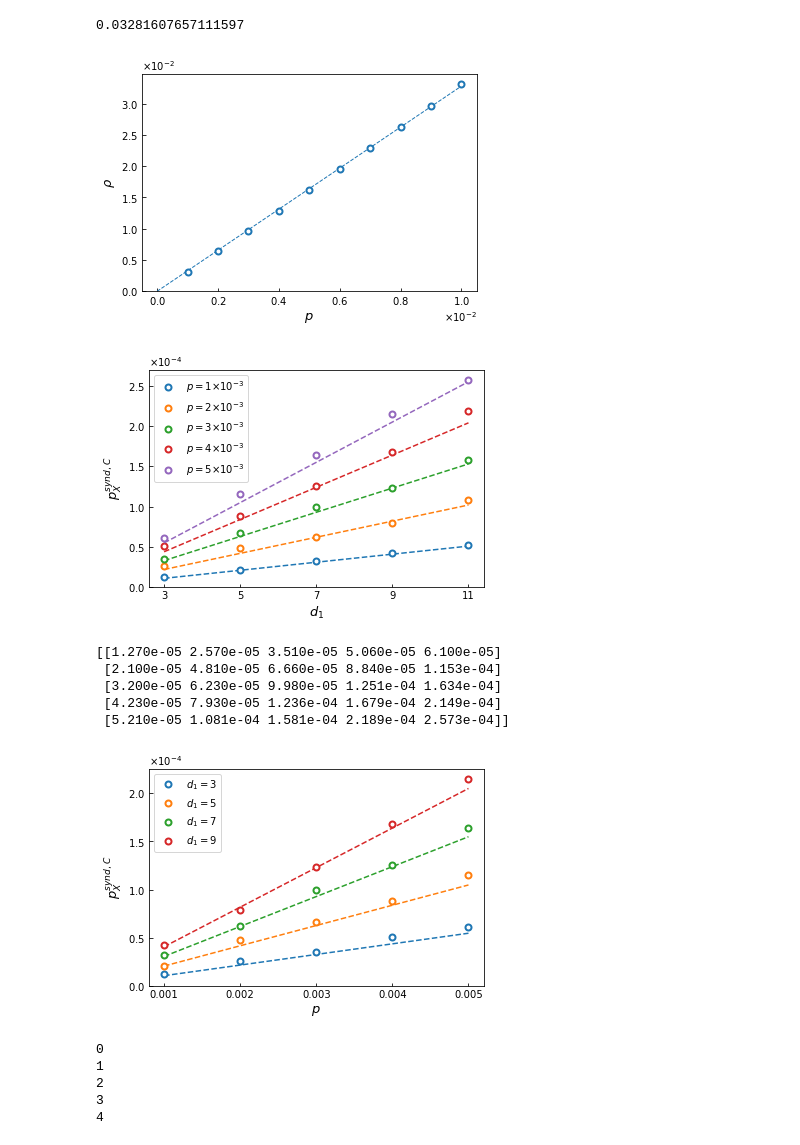
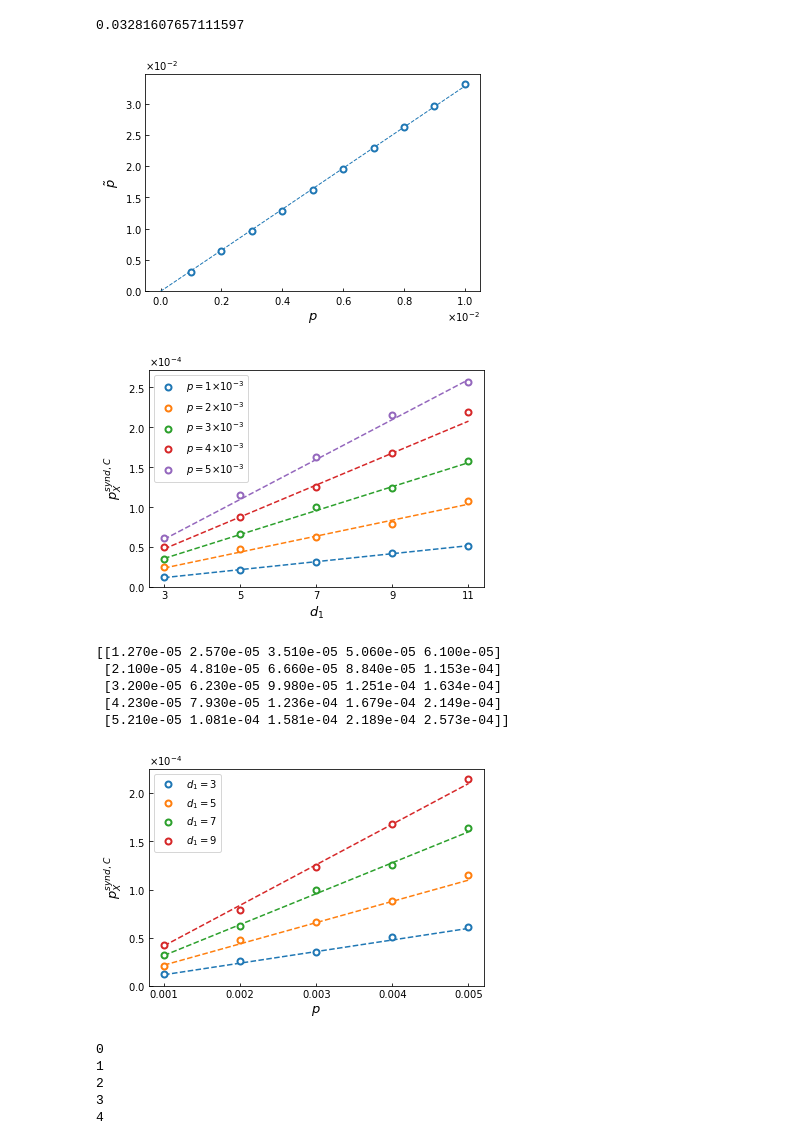
Before and after one commit to kono0924/Fujii-lab, a Jupyter notebook: logical_gate/csv_view.ipynb, the cells around one changed output. Cells and saved outputs as stored; diff of their text form; code cells hidden in the pictures.

```diff
--- a/logical_gate/csv_view.ipynb
+++ b/logical_gate/csv_view.ipynb
@@ -376,7 +376,7 @@ fig, ax = plt.subplots()
 ax.plot([0,1/100], [0, k] ,marker='',linewidth=1,color=cm(0),linestyle="dashed")
 ax.plot(p_list/100, fin_p_list,marker='o',linewidth=0,markerfacecolor="w",markeredgewidth=2,color=cm(0))
 ax.set_xlabel(r"$p$", fontsize=13)
-ax.set_ylabel(r"$\rho$", fontsize=13)
+ax.set_ylabel(r"$\tilde{p}$", fontsize=13)
 #ax.set_xlim(0,)
 ax.set_ylim(0,)
 ax.xaxis.set_major_formatter(ptick.ScalarFormatter(useMathText=True))
@@ -384,7 +384,7 @@ ax.ticklabel_format(style="sci",  axis="x",scilimits=(0,0))
 ax.yaxis.set_major_formatter(ptick.ScalarFormatter(useMathText=True))
 ax.ticklabel_format(style="sci",  axis="y",scilimits=(0,0))
 # %% [output]
-[figure, old version]
+[figure, new version]
 # %%
 import seaborn as sns
 import pandas as pd
@@ -418,7 +418,7 @@ for i in range(5):
     # フィッティング
     initial_p = 0.0001
     code_distance_list = np.arange(3,13,2)
-    ax.plot(code_distance_list, p_list[i]*(5*code_distance_list-4)/1001/100,marker='',color=cm(i),linestyle="dashed")
+    ax.plot(code_distance_list, p_list[i]*(5*code_distance_list-3)/1001/100,marker='',color=cm(i),linestyle="dashed")
     ax.plot(code_distance_list, data.iloc[0],marker='o',linewidth=0,markerfacecolor="w",markeredgewidth=2,color=cm(i),label=r"$p=$"+str(int(p_list[i]*10))+r"$\times 10^{-3}$")
 
 ax.set_ylim(0,)
@@ -433,36 +433,36 @@ plt.show()
 
 fig, ax = plt.subplots()
 mat = np.array([])
 for i in range(5):
     file = "p=" + str(p_list[i]) + "%,eta=1000,d=(3,11,2),trials=10000000.csv"
     data = pd.read_csv(file, index_col=0)
     # フィッティング
     initial_p = 0.0001
     code_distance_list = np.arange(3,13,2)
     mat = np.append(mat,np.array(data.iloc[0]))
 print(mat.reshape(5, 5).T)
 
 p_list = [0.001,0.002,0.003,0.004,0.005]
 for i in range(4):
-    ax.plot(p_list, np.array(p_list)*(5*code_distance_list[i]-4)/1001,marker='',color=cm(i),linestyle="dashed")
+    ax.plot(p_list, np.array(p_list)*(5*code_distance_list[i]-3)/1001,marker='',color=cm(i),linestyle="dashed")
     ax.plot(p_list, mat.reshape(5, 5).T[i],marker='o',linewidth=0,markerfacecolor="w",markeredgewidth=2,color=cm(i),label=r"$d_1=$"+str(int(code_distance_list[i])))
 ax.set_ylim(0,)
 ax.set_xticks(p_list)
 ax.set_xlabel(r"$p$", fontsize=13)
 ax.set_ylabel(r"$p^{synd,C}_{X}$", fontsize=13)
 ax.yaxis.set_major_formatter(ptick.ScalarFormatter(useMathText=True))
 ax.ticklabel_format(style="sci",  axis="y",scilimits=(0,0))
 
 plt.legend()
 plt.show()
 # %% [output]
-[figure, old version]
+[figure, new version]
 [[1.270e-05 2.570e-05 3.510e-05 5.060e-05 6.100e-05]
  [2.100e-05 4.810e-05 6.660e-05 8.840e-05 1.153e-04]
  [3.200e-05 6.230e-05 9.980e-05 1.251e-04 1.634e-04]
  [4.230e-05 7.930e-05 1.236e-04 1.679e-04 2.149e-04]
  [5.210e-05 1.081e-04 1.581e-04 2.189e-04 2.573e-04]]
-[figure, old version]
+[figure, new version]
 # %%
 import seaborn as sns
 import pandas as pd
```
Also changed, not shown: 1 other file.
